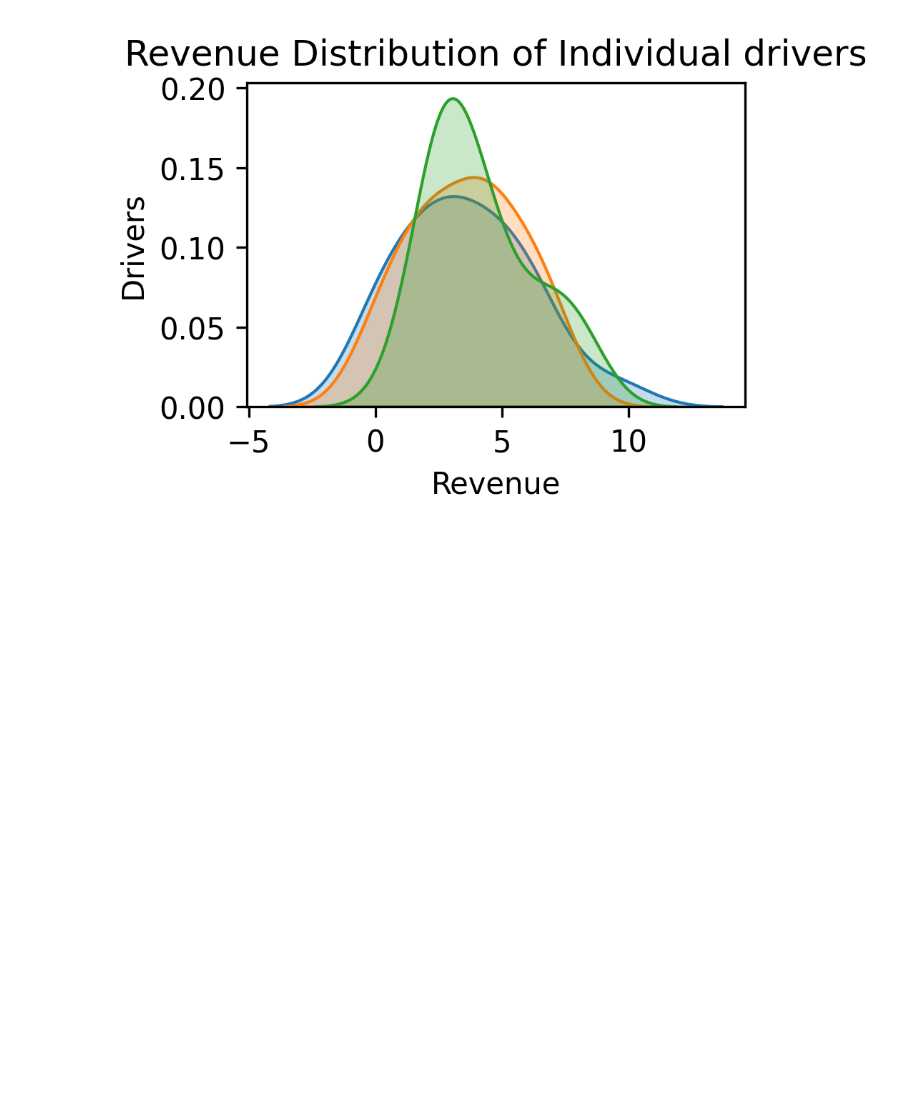
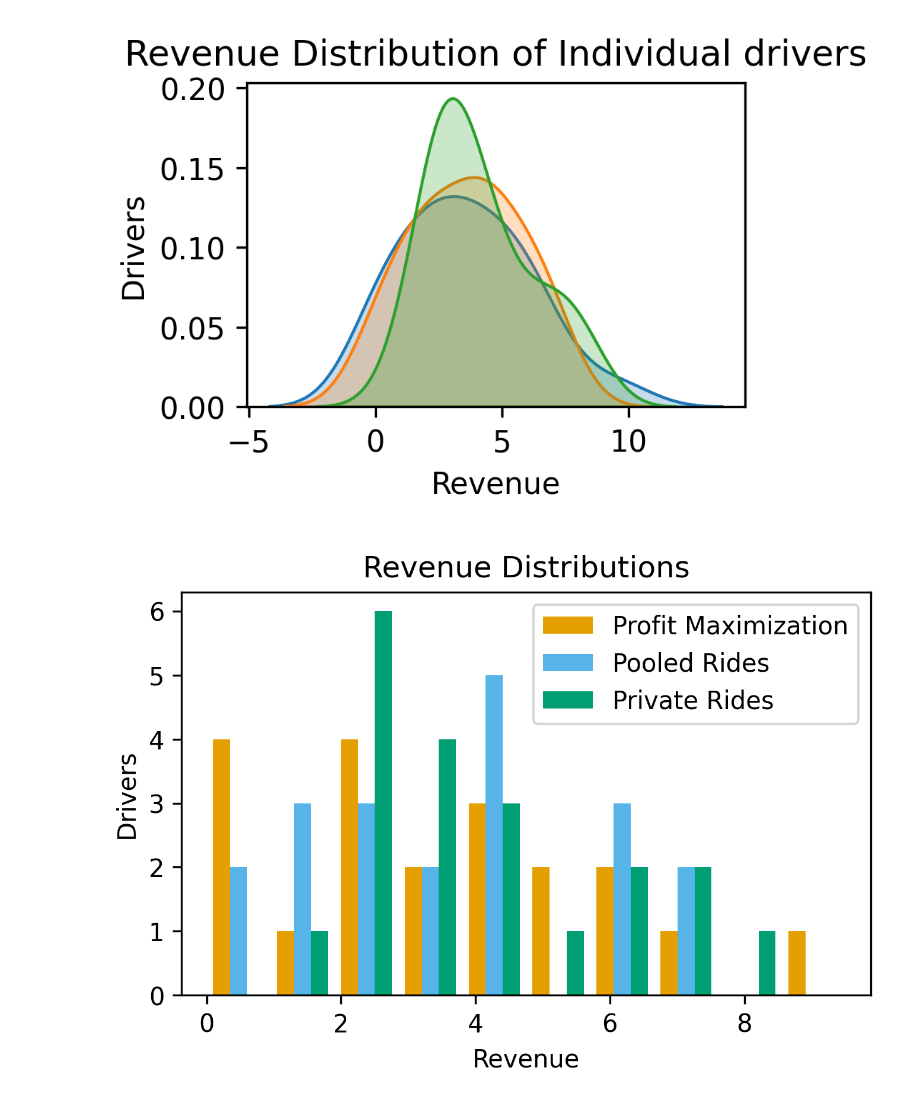
Before and after one commit to Jagiellonian-University/MaaSSim, a Jupyter notebook: docs/tutorials/Plotting/Plotting.ipynb, the cells around one changed output. Drawn from its saved outputs; the diff is of its cells as text; code cells hidden in the pictures; blank space fills up the shorter version.

Commit message:
plots

```diff
--- a/docs/tutorials/Plotting/Plotting.ipynb
+++ b/docs/tutorials/Plotting/Plotting.ipynb
@@ -135,3 +135,29 @@ plt.title('Revenue Distribution of Individual drivers');
 plt.xlabel('Revenue'); plt.ylabel('Drivers');
 # %% [output]
 [figure]
+# %%
+# Make a separate list for each airline
+x1 = list(ProfitMax['REVENUE'])
+x2 = list(PooledRide['REVENUE'])
+x3 = list(PrivateRide['REVENUE'])
+
+
+# Assign colors for each airline and the names
+colors = ['#E69F00', '#56B4E9', '#009E73']
+names = ['Profit Maximization', 'Pooled Rides', 'Private Rides']
+
+
+figsize(5, 3)
+
+# Make the histogram using a list of lists
+# Normalize the flights and assign colors and names
+plt.hist([x1, x2, x3], bins = int(100/10),
+         color = colors, label=names)
+
+# Plot formatting
+plt.legend()
+plt.xlabel('Revenue')
+plt.ylabel('Drivers')
+plt.title('Revenue Distributions');
+# %% [output]
+[figure, added]
```
